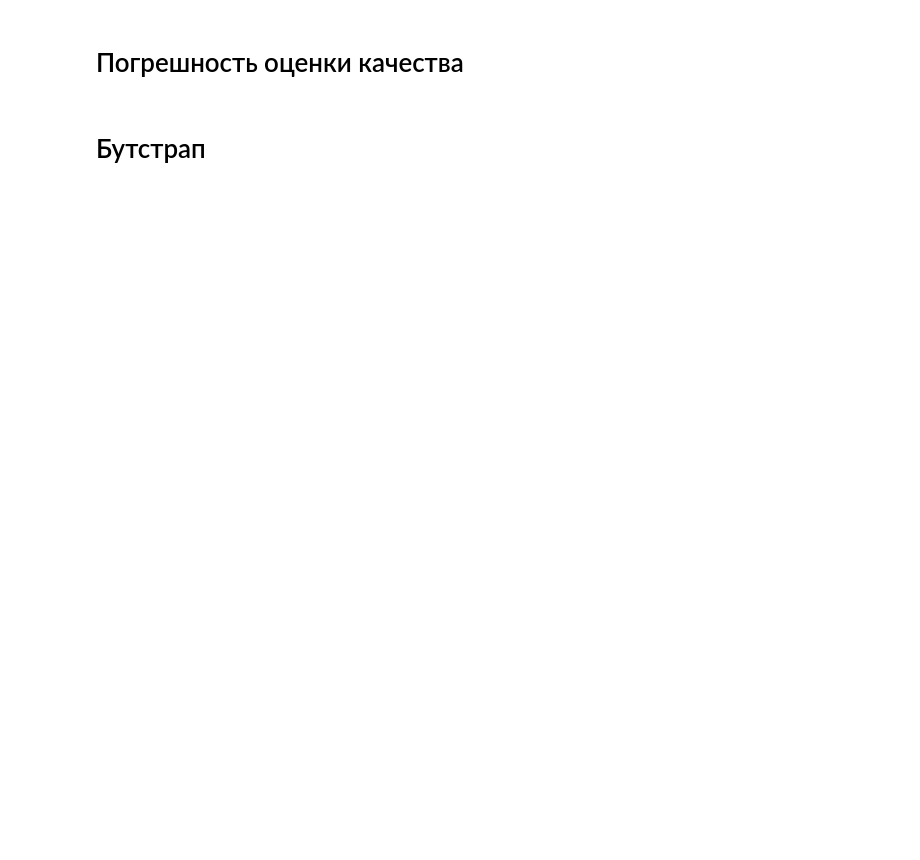
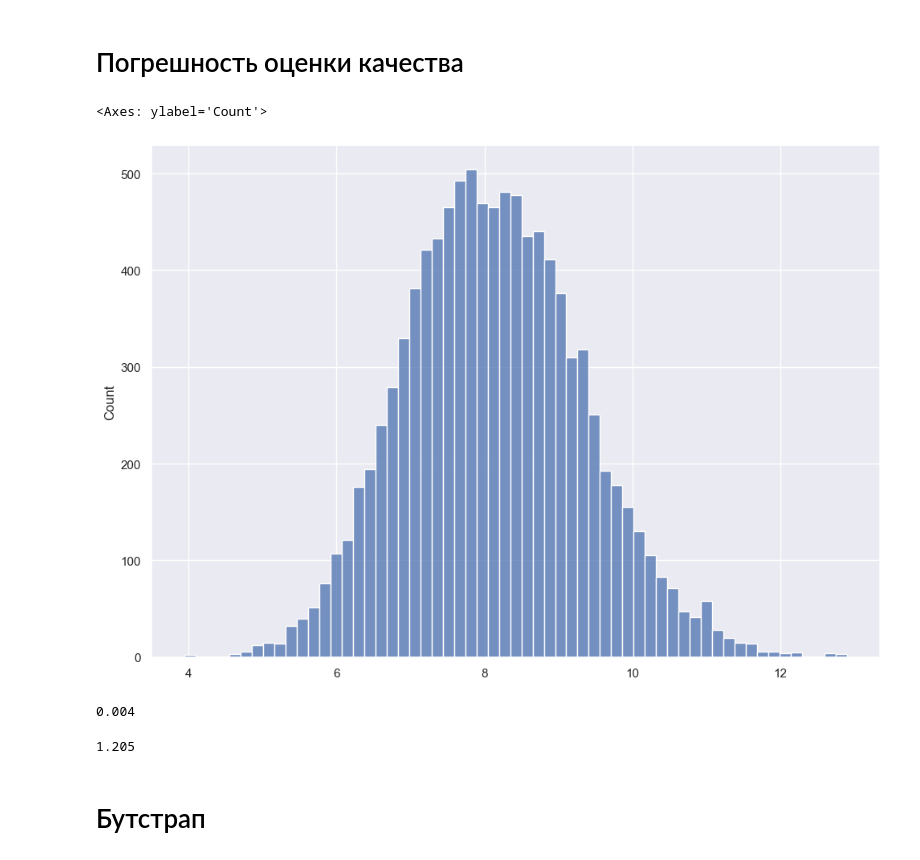
Before and after one commit to averin0911-hub/Fundamentals-of-AI-Systems, a Jupyter notebook: Laboratory_Work_4_and_5/4_1 module_6_tasks.ipynb, the cells around one changed output. Cells and saved outputs as stored; diff of their text form; code cells hidden in the pictures; blank space fills up the shorter version.

```diff
--- a/Laboratory_Work_4_and_5/4_1 module_6_tasks.ipynb
+++ b/Laboratory_Work_4_and_5/4_1 module_6_tasks.ipynb
@@ -214,13 +268,33 @@ y_and_y_pred = list(zip(y, y_pred))
 # %%
 error_modeling_random_gen = random.Random(0)
 
 errs = []
 
 for i in range(10_000):
     # необходимо сгенерировать случайную выборку объектов исходного множества
     # и оценить точность работы модели на этой выборке
+    sample = error_modeling_random_gen.sample(y_and_y_pred, 100)
 
-    pass
+    s = sum(abs(y - y_pred) for y, y_pred in sample) / 100
+    errs.append(s)
+
+sns.histplot(errs) # Соответствуе графику C
+# %% [output]
+<Axes: ylabel='Count'>
+[figure, added]
+# %%
+total_error = sum(abs(y_val - y_p) for y_val, y_p in y_and_y_pred) / len(y_and_y_pred)
+x_mean = sum(errs) / len(errs)
+
+diff = round_to_3(abs(total_error - x_mean))
+print(diff)
+# %% [output]
+0.004
+# %%
+s = round_to_3((sum((x - x_mean)**2 for x in errs) / len(errs))**0.5)
+print(s)
+# %% [output]
+1.205
 # %% [markdown]
 # Бутстрап
 # %%
```
Also changed, not shown: parts of 7 cells of this notebook, 1 other file.
